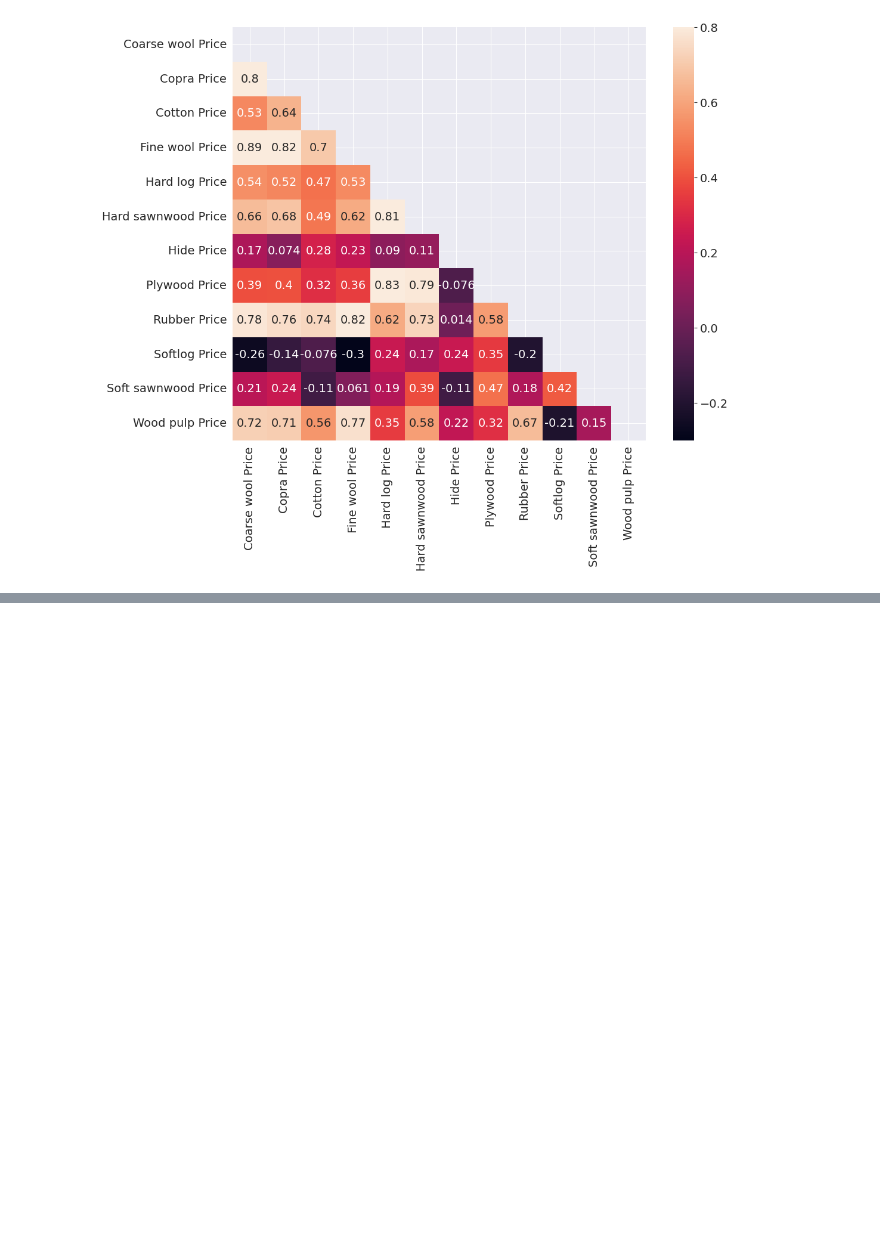
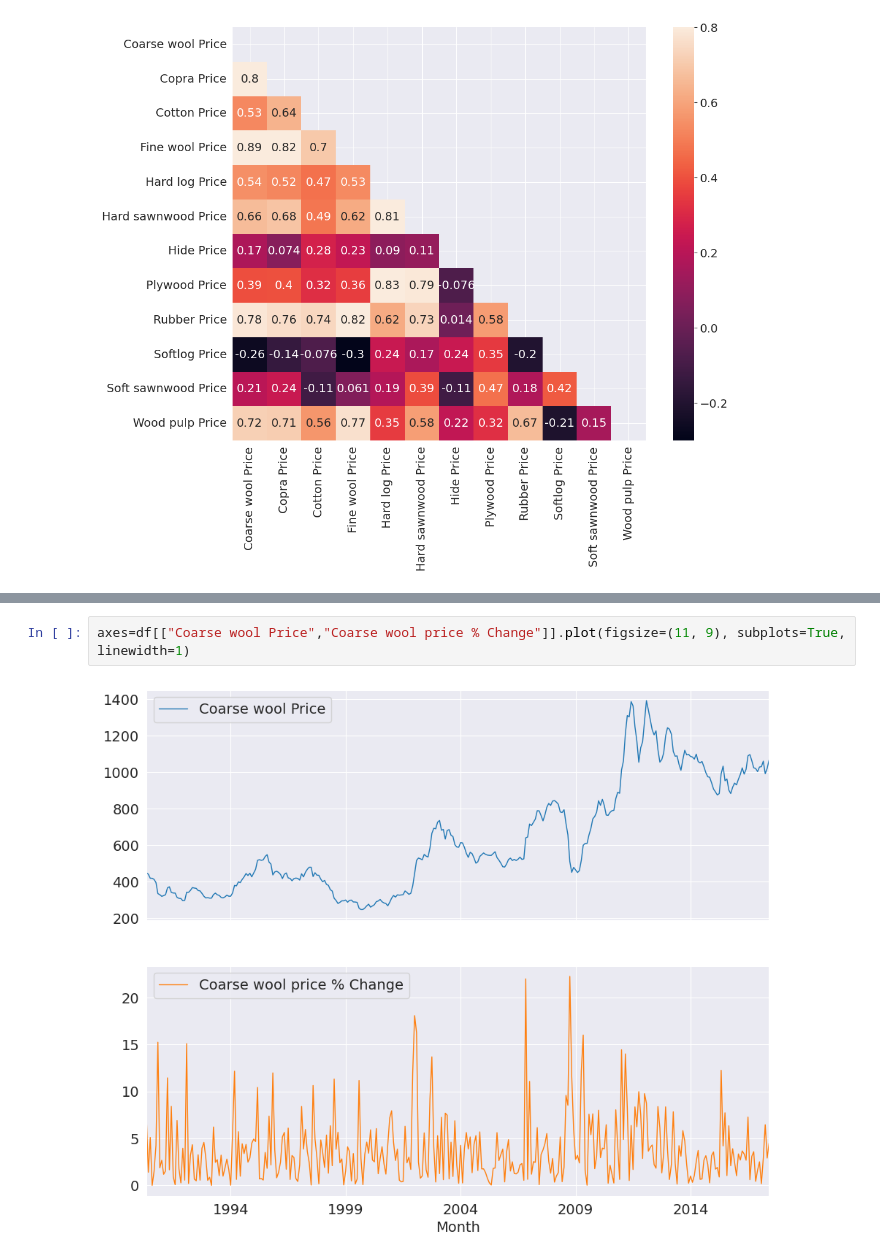
Before and after one commit to Devsold/Curso-Desenvolvimento-Android-2023, a Jupyter notebook: Untitled15.ipynb, the cells around one changed output, grey strips where cells are left out. Cells and saved outputs as stored; diff of their text form; blank space fills up the shorter version.

```diff
--- a/Untitled15.ipynb
+++ b/Untitled15.ipynb
@@ -87,0 +116,4 @@ plt.show()
+# %%
+axes=df[["Coarse wool Price","Coarse wool price % Change"]].plot(figsize=(11, 9), subplots=True, linewidth=1)
+# %% [output]
+[figure, added]
```
Also changed, not shown: parts of 15 cells of this notebook.
